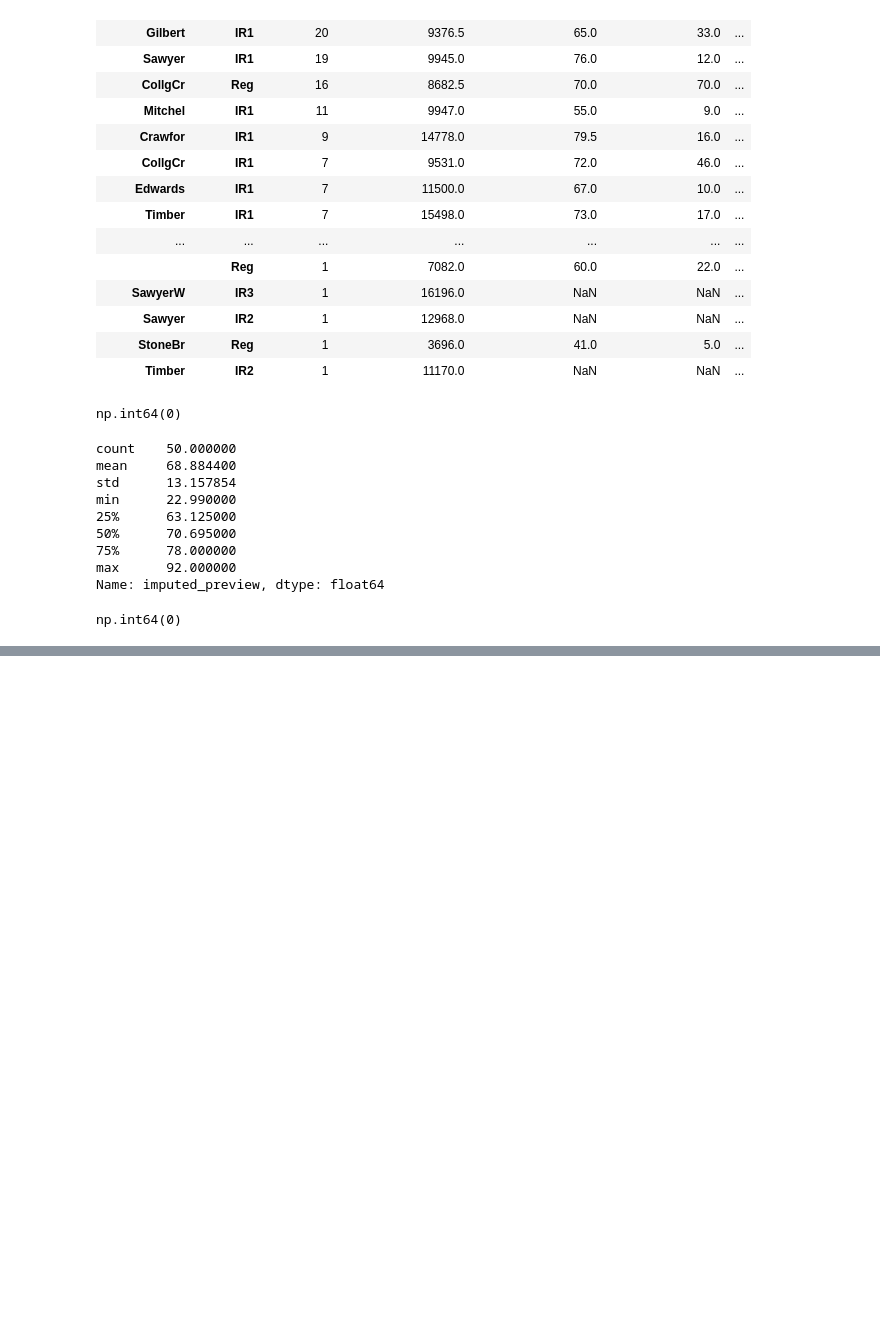
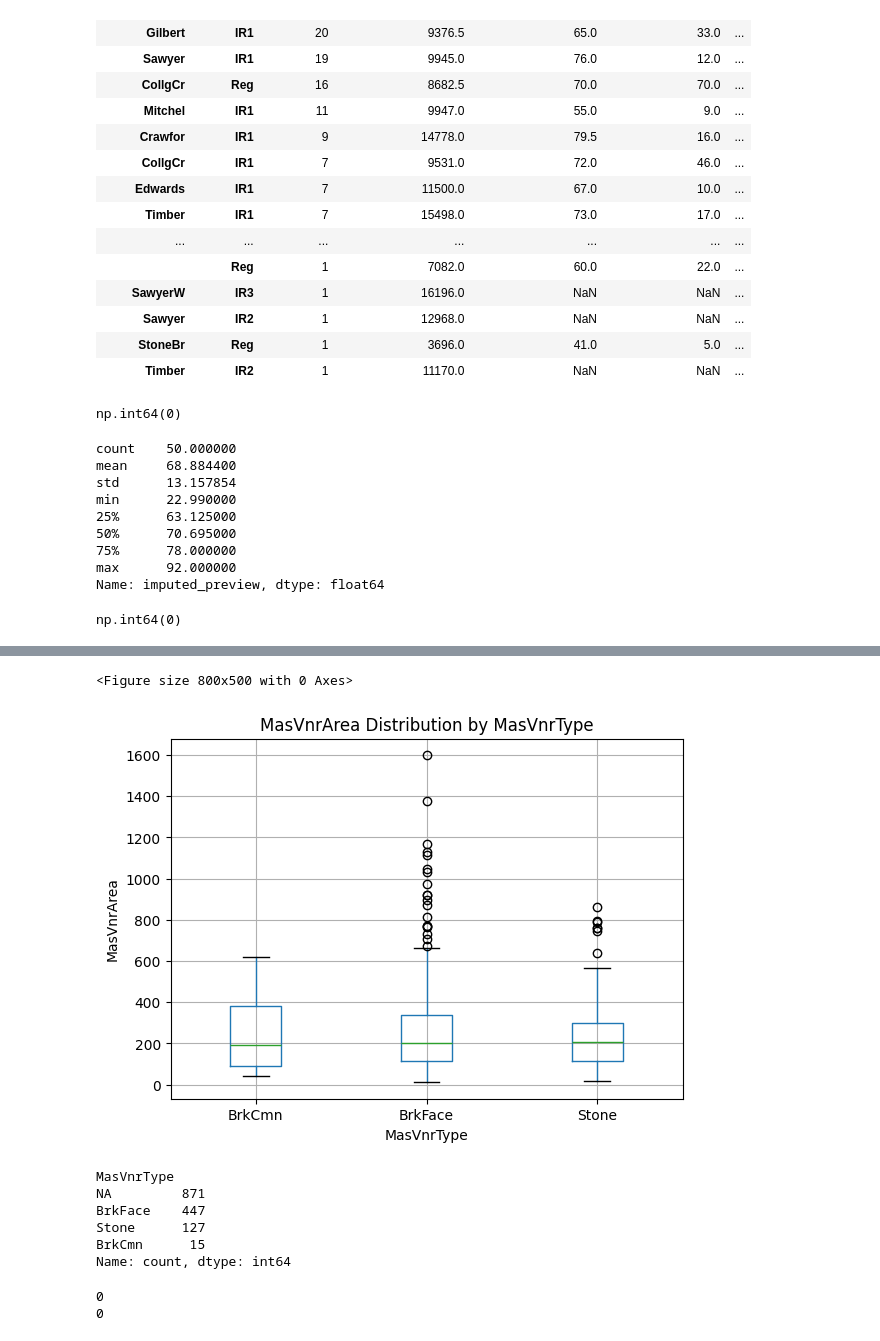
Before and after one commit to HarisLania/ml-playground, a Jupyter notebook: HousePricesPrediction/main.ipynb, the cells around one changed output, grey strips where cells are left out. Saved outputs shown, nothing was run; the diff lists cells and outputs as text; code cells hidden in the pictures; blank space fills up the shorter version.

Commit message:
filled all missing values in the dataset

```diff
--- a/HousePricesPrediction/main.ipynb
+++ b/HousePricesPrediction/main.ipynb
@@ -1127,0 +1180,9 @@ train_data[train_data["MasVnrArea"].isna()]
+# %%
+# Making MasVnrArea from NaN to 0 where MasVnrType is NaN
+mask_both_nan = (
+    train_data["MasVnrArea"].isna() &
+    train_data["MasVnrType"].isna()
+)
+
+train_data.loc[mask_both_nan, "MasVnrArea"] = 0
+train_data.loc[mask_both_nan, "MasVnrType"] = "NA"
@@ -1127,0 +1211,18 @@ train_data[train_data["MasVnrArea"].isna()]
+# %%
+import matplotlib.pyplot as plt
+
+# Exclude NA veneer type
+plot_data = train_data[train_data["MasVnrType"] != "NA"]
+
+plt.figure(figsize=(8,5))
+plot_data.boxplot(column="MasVnrArea", by="MasVnrType")
+
+plt.title("MasVnrArea Distribution by MasVnrType")
+plt.suptitle("")
+plt.xlabel("MasVnrType")
+plt.ylabel("MasVnrArea")
+
+plt.show()
+# %% [output]
+<Figure size 800x500 with 0 Axes>
+[figure, added]
@@ -1127,0 +1237,15 @@ train_data[train_data["MasVnrArea"].isna()]
+# %%
+train_data["MasVnrType"].value_counts()
+# %% [output]
+MasVnrType
+NA         871
+BrkFace    447
+Stone      127
+BrkCmn      15
+Name: count, dtype: int64
+# %%
+print((train_data["MasVnrArea"].isna()).sum())
+print((train_data["MasVnrType"].isna()).sum())
+# %% [output]
+0
+0
```
Also changed, not shown: parts of 32 cells of this notebook.
